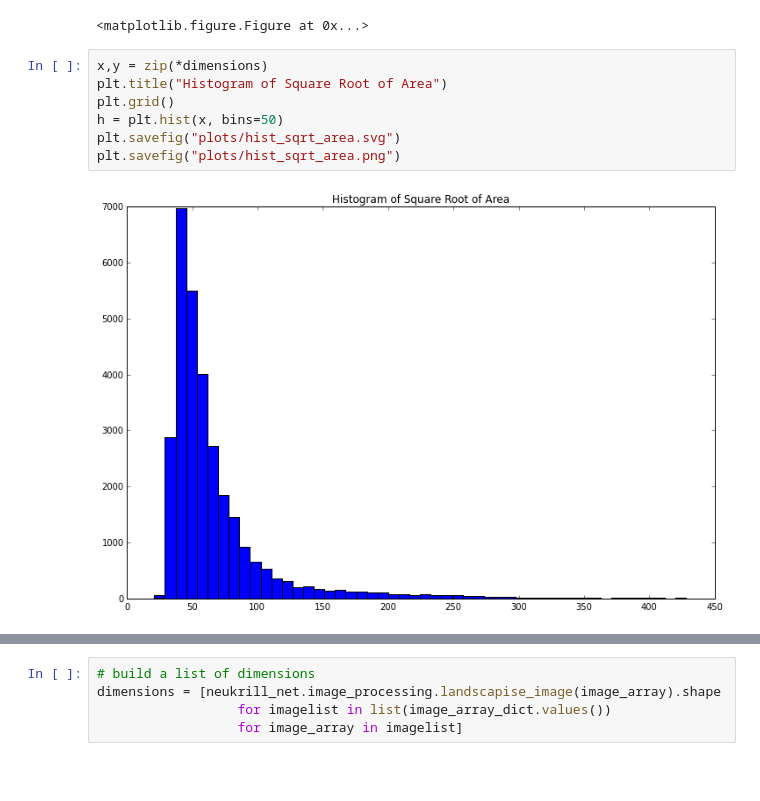
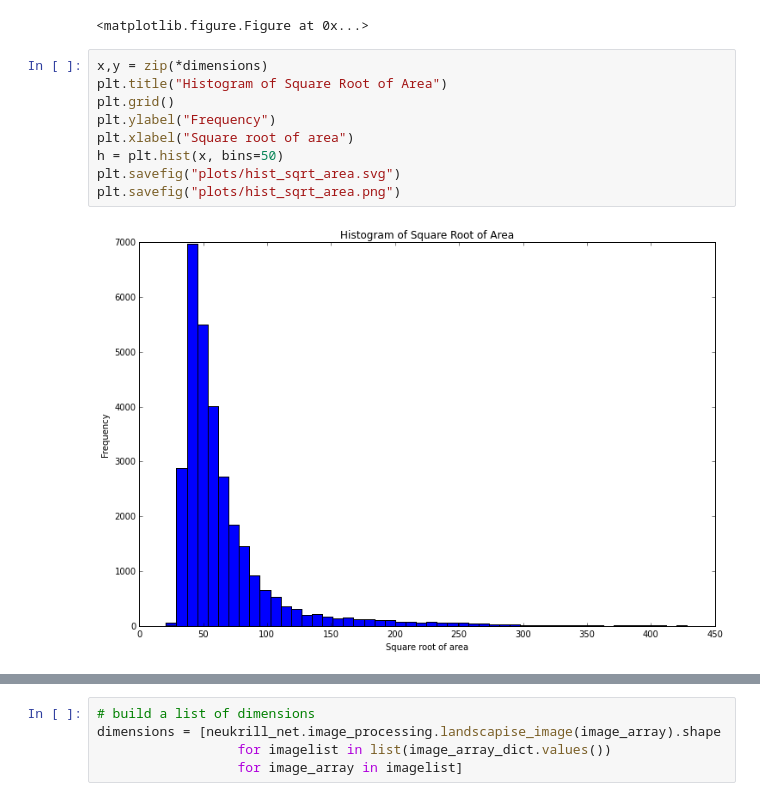
Before and after one commit to Neuroglycerin/neukrill-net-work, a Jupyter notebook: notebooks/Making Nice Histograms.ipynb, the cells around one changed output, grey strips where cells are left out. Cells and saved outputs as stored; diff of their text form; blank space fills up the shorter version.

```diff
--- a/notebooks/Making Nice Histograms.ipynb
+++ b/notebooks/Making Nice Histograms.ipynb
@@ -66,12 +66,14 @@ plt.set_cmap('brg')
 # %%
 x,y = zip(*dimensions)
 plt.title("Histogram of Square Root of Area")
 plt.grid()
+plt.ylabel("Frequency")
+plt.xlabel("Square root of area")
 h = plt.hist(x, bins=50)
 plt.savefig("plots/hist_sqrt_area.svg")
 plt.savefig("plots/hist_sqrt_area.png")
 # %% [output]
-[figure, old version]
+[figure, new version]
 # %%
 plt.clf()
 plt.scatter(x,y,s=0.1,c='black',alpha=0.8)
```
Also changed, not shown: parts of 3 cells of this notebook, 8 other files.
